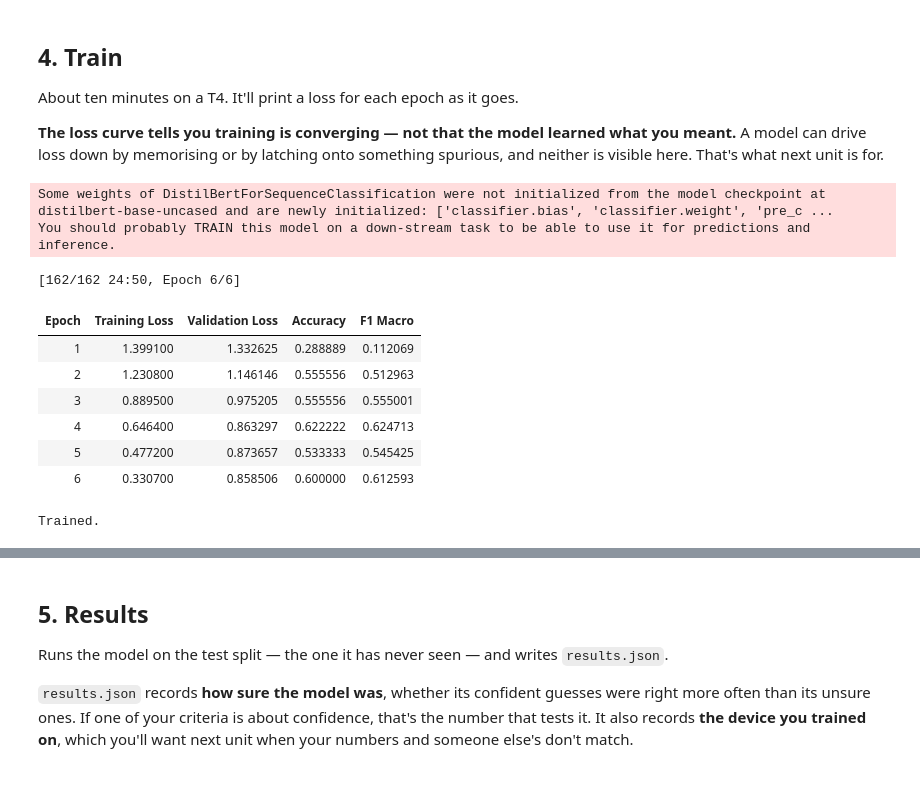
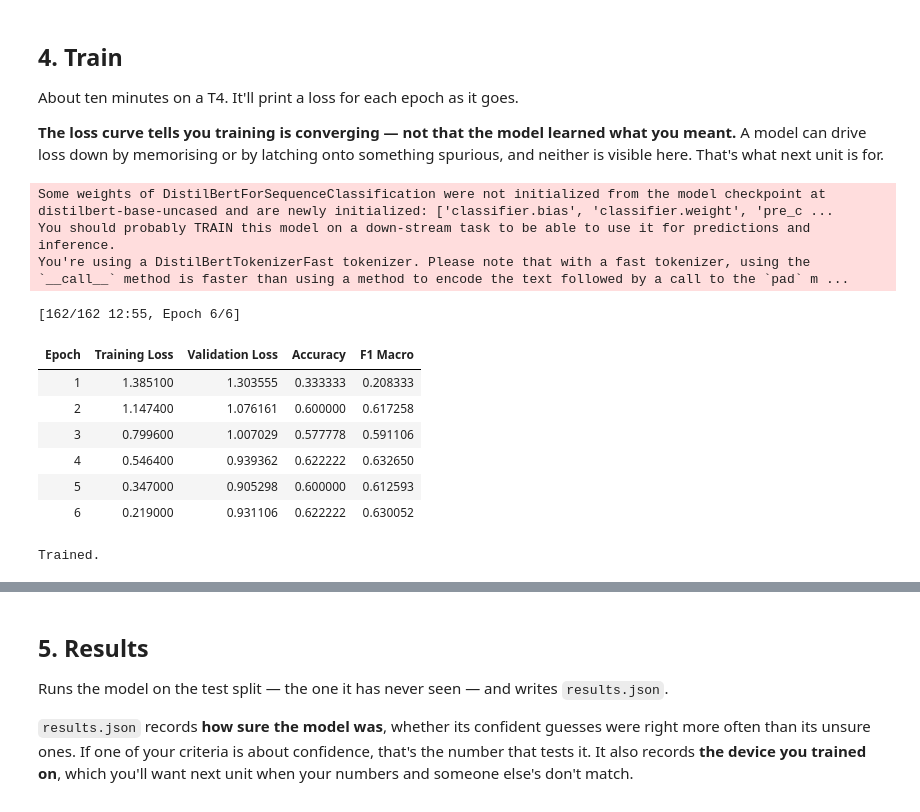
Before and after one commit to advidical/ai201-project3-takemeter, a Jupyter notebook: takemeter.ipynb, the cells around one changed output, grey strips where cells are left out. Cells and saved outputs as stored; diff of their text form; code cells hidden in the pictures.

Commit message:
Finished with middel out tokenizer

```diff
--- a/takemeter.ipynb
+++ b/takemeter.ipynb
@@ -173,7 +173,7 @@ BATCH_SIZE = 8
 #
 # 128 covers almost every post in a corpus like this. Raising it to 256 roughly
 # doubles both the time and the memory for text most people don't have.
-MAX_LENGTH = 384
+MAX_LENGTH = 256
 
 # ── The seed ─────────────────────────────────────────────────────────────────
 # This fixes which posts land in which split. Change it and you get a different
@@ -462,6 +461,19 @@ def compute_metrics(eval_pred):
         "f1_macro": f1_score(gold, predicted, average="macro", zero_division=0),
     }
 
+def make_tokenize(tokenizer, max_len, head_frac=0.5):
+        """Keep the start and end of long posts, drop the middle."""
+        budget = max_len - 2                      # room for [CLS] and [SEP]
+        n_head = int(budget * head_frac)
+        n_tail = budget - n_head
+
+        def tokenize(batch):
+            ids = tokenizer(batch["text"], add_special_tokens=False)["input_ids"]
+            ids = [x if len(x) <= budget else x[:n_head] + x[-n_tail:] for x in ids]
+            ids = [tokenizer.build_inputs_with_special_tokens(x) for x in ids]
+            return dict(tokenizer.pad({"input_ids": ids},
+                                    padding="max_length", max_length=max_len))
+        return tokenize
 
 def train_model(train_df, val_df, labels, seed, epochs, learning_rate, batch_size,
                 base_model, quiet=False):
@@ -476,9 +488,7 @@ def train_model(train_df, val_df, labels, seed, epochs, learning_rate, batch_siz
         label2id={l: i for i, l in enumerate(labels)},
     )
 
-    def tokenize(batch):
-        return tokenizer(batch["text"], truncation=True, padding="max_length", max_length=MAX_LENGTH)
-
+    tokenize = make_tokenize(tokenizer, MAX_LENGTH)
     train_ds = Dataset.from_pandas(to_ids(train_df, labels)).map(tokenize, batched=True)
     val_ds = Dataset.from_pandas(to_ids(val_df, labels)).map(tokenize, batched=True)
 
@@ -488,40 +498,41 @@ def train_model(train_df, val_df, labels, seed, epochs, learning_rate, batch_siz
         learning_rate=learning_rate,
         per_device_train_batch_size=batch_size,
         per_device_eval_batch_size=batch_size,
         eval_strategy="epoch",
         save_strategy="no",
         logging_steps=10,
         seed=seed,
         report_to="none",
         disable_tqdm=quiet,
     )
 
     trainer = Trainer(
         model=model,
         args=args,
         train_dataset=train_ds,
         eval_dataset=val_ds,
         compute_metrics=compute_metrics,
     )
     trainer.train()
     return trainer, tokenizer
 
 
 trainer, tokenizer = train_model(
     train_df, val_df, LABELS, SEED, EPOCHS, LEARNING_RATE, BATCH_SIZE, BASE_MODEL
 )
 print("\nTrained.")
 # %% [output]
 Some weights of DistilBertForSequenceClassification were not initialized from the model checkpoint at distilbert-base-uncased and are newly initialized: ['classifier.bias', 'classifier.weight', 'pre_c ...
 You should probably TRAIN this model on a down-stream task to be able to use it for predictions and inference.
+You're using a DistilBertTokenizerFast tokenizer. Please note that with a fast tokenizer, using the `__call__` method is faster than using a method to encode the text followed by a call to the `pad` m ...
-[162/162 24:50, Epoch 6/6]
+[162/162 12:55, Epoch 6/6]
 | Epoch | Training Loss | Validation Loss | Accuracy | F1 Macro |
-| 1 | 1.399100 | 1.332625 | 0.288889 | 0.112069 |
-| 2 | 1.230800 | 1.146146 | 0.555556 | 0.512963 |
-| 3 | 0.889500 | 0.975205 | 0.555556 | 0.555001 |
-| 4 | 0.646400 | 0.863297 | 0.622222 | 0.624713 |
-| 5 | 0.477200 | 0.873657 | 0.533333 | 0.545425 |
-| 6 | 0.330700 | 0.858506 | 0.600000 | 0.612593 |
+| 1 | 1.385100 | 1.303555 | 0.333333 | 0.208333 |
+| 2 | 1.147400 | 1.076161 | 0.600000 | 0.617258 |
+| 3 | 0.799600 | 1.007029 | 0.577778 | 0.591106 |
+| 4 | 0.546400 | 0.939362 | 0.622222 | 0.632650 |
+| 5 | 0.347000 | 0.905298 | 0.600000 | 0.612593 |
+| 6 | 0.219000 | 0.931106 | 0.622222 | 0.630052 |
 Trained.
 # %%
 # claude generated this code to show the misses to inspect
```
Also changed, not shown: parts of 8 cells of this notebook, 3 other files.
